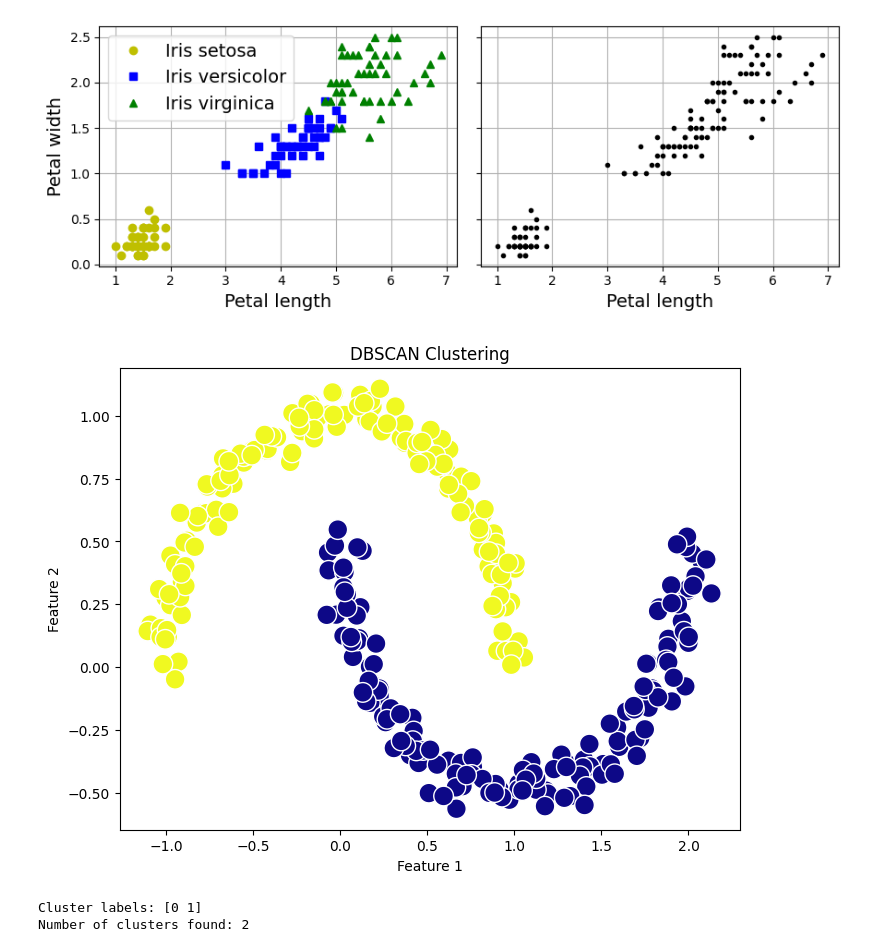
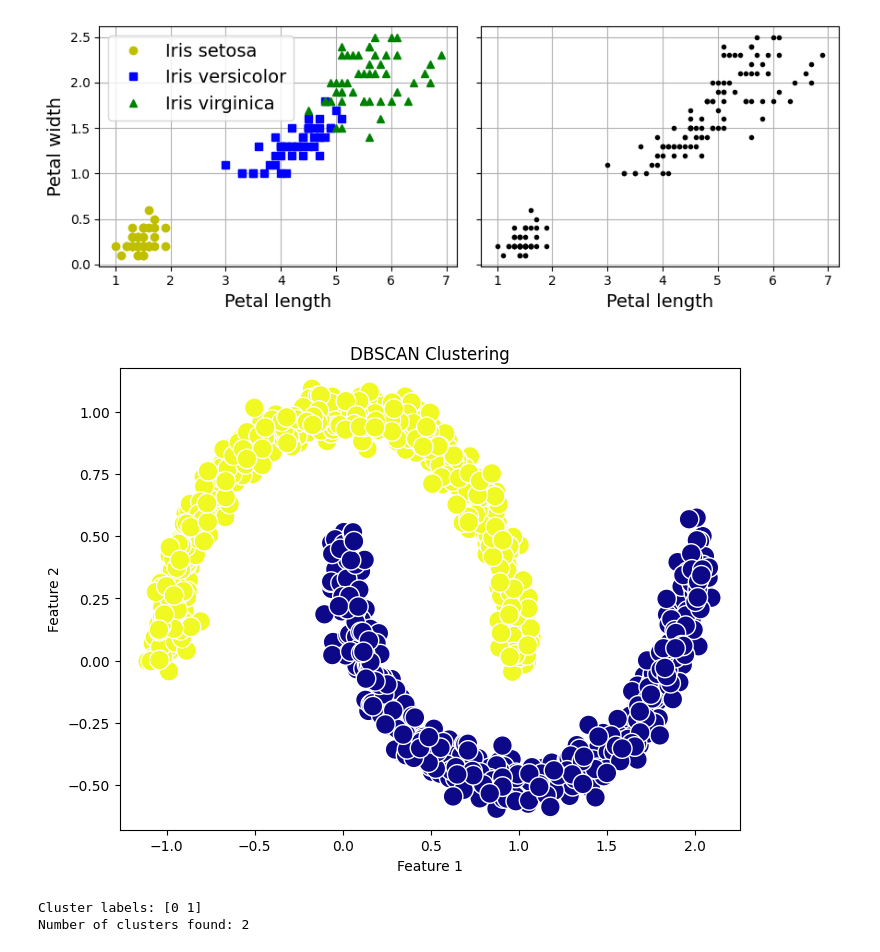
Before and after one commit to guneetnagia/LearnML, a Jupyter notebook: clustering.ipynb, the cells around one changed output. Drawn from its saved outputs; the diff is of its cells as text; code cells hidden in the pictures.

Commit message:
dbscan

```diff
--- a/clustering.ipynb
+++ b/clustering.ipynb
@@ -51,38 +51,43 @@ plt.show()
 # %% [output]
 [figure]
 # %%
-import numpy as np
-import matplotlib.pyplot as plt
+from sklearn.cluster import DBSCAN
 from sklearn.datasets import make_moons
-from sklearn.cluster import DBSCAN
 
-# 1. Generate dataset (two interleaving half circles)
-X, _ = make_moons(n_samples=300, noise=0.05, random_state=42)
+X,y = make_moons(n_samples=
+                 1000, noise=0.05)
+dbscan = DBSCAN(eps=0.05, min_samples=5)
+y_pred = dbscan.fit_predict(X)
 
-# 2. Apply DBSCAN
-dbscan = DBSCAN(eps=0.2, min_samples=5)   # ε = 0.2, min_samples = 5
-y_pred = dbscan.fit_predict(X)
+#dbscan.labels_ ## -1 here is outlier
+#dbscan.core_sample_indices_
+#dbscan.components_
 
 # 3. Plot clusters
 plt.figure(figsize=(8, 6))
 plt.scatter(X[:, 0], X[:, 1], c=y_pred, cmap="plasma", s=50, edgecolors="k")
 
 # Mark core samples (white edge)
 core_samples_mask = np.zeros_like(y_pred, dtype=bool)
 core_samples_mask[dbscan.core_sample_indices_] = True
 plt.scatter(X[core_samples_mask, 0], X[core_samples_mask, 1],
             c=y_pred[core_samples_mask], cmap="plasma",
             s=200, marker="o", edgecolors="white", linewidths=1)
 
 plt.title("DBSCAN Clustering")
 plt.xlabel("Feature 1")
 plt.ylabel("Feature 2")
 plt.show()
 
 # 4. Inspect clusters
 print("Cluster labels:", np.unique(y_pred))   # -1 means noise
 print("Number of clusters found:", len(set(y_pred)) - (1 if -1 in y_pred else 0))
+
+## it identified quite a lot of anomalies, plus seven different clusters.
+##How disappointing! Fortunately, if we widen each instance’s neighborhood
+##by increasing eps to 0.2, we get the clustering on the right, which looks perfect.
+## increase eps value from 0.05 to 0.2
 # %% [output]
-[figure, old version]
+[figure, new version]
 Cluster labels: [0 1]
 Number of clusters found: 2
```
